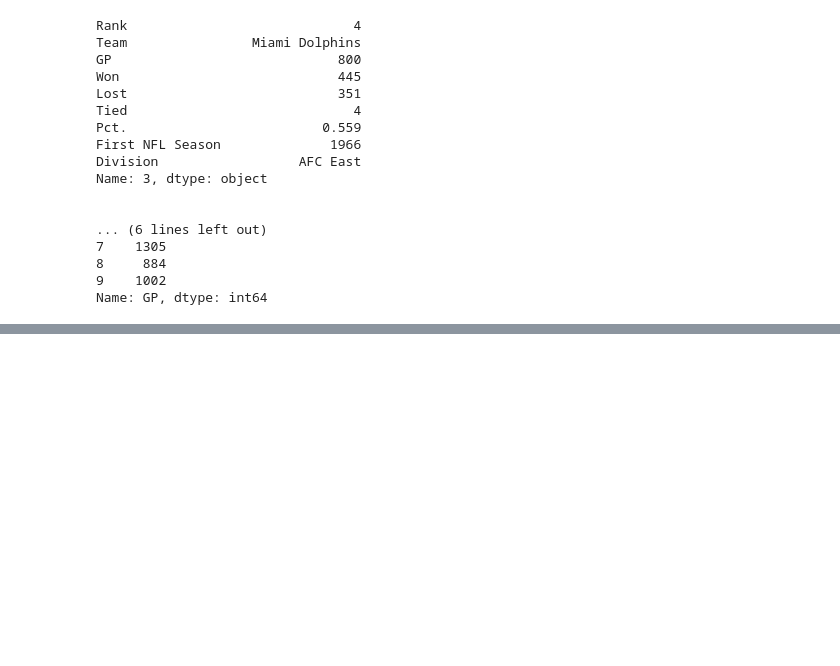
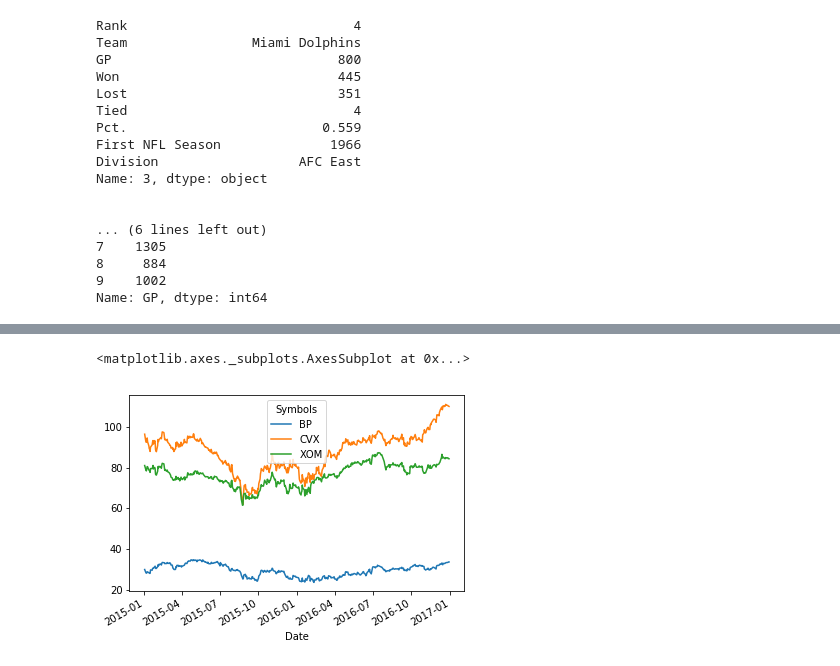
Before and after one commit to shajikk/MachineLearning, a Jupyter notebook: Python/Pandas_example.ipynb, the cells around one changed output, grey strips where cells are left out. Saved outputs shown, nothing was run; the diff lists cells and outputs as text; code cells hidden in the pictures; blank space fills up the shorter version.

```diff
--- a/Python/Pandas_example.ipynb
+++ b/Python/Pandas_example.ipynb
@@ -282,0 +836,5 @@ Name: GP, dtype: int64
+# %%
+prices = pdweb.get_data_yahoo(['CVX', 'XOM', 'BP'], start=datetime.datetime(2015,1,1), end=datetime.datetime(2017,1,1))['Adj Close']
+prices.head()
+volume = pdweb.get_data_yahoo(['CVX', 'XOM', 'BP'], start=datetime.datetime(2015,1,1), end=datetime.datetime(2017,1,1))['Volume']
+volume.head()
@@ -282,0 +856,6 @@ Name: GP, dtype: int64
+# %%
+%matplotlib inline
+prices.plot()
+# %% [output]
+<matplotlib.axes._subplots.AxesSubplot at 0x...>
+[figure, added]
```
Also changed, not shown: parts of 62 cells of this notebook, 2 other files.
